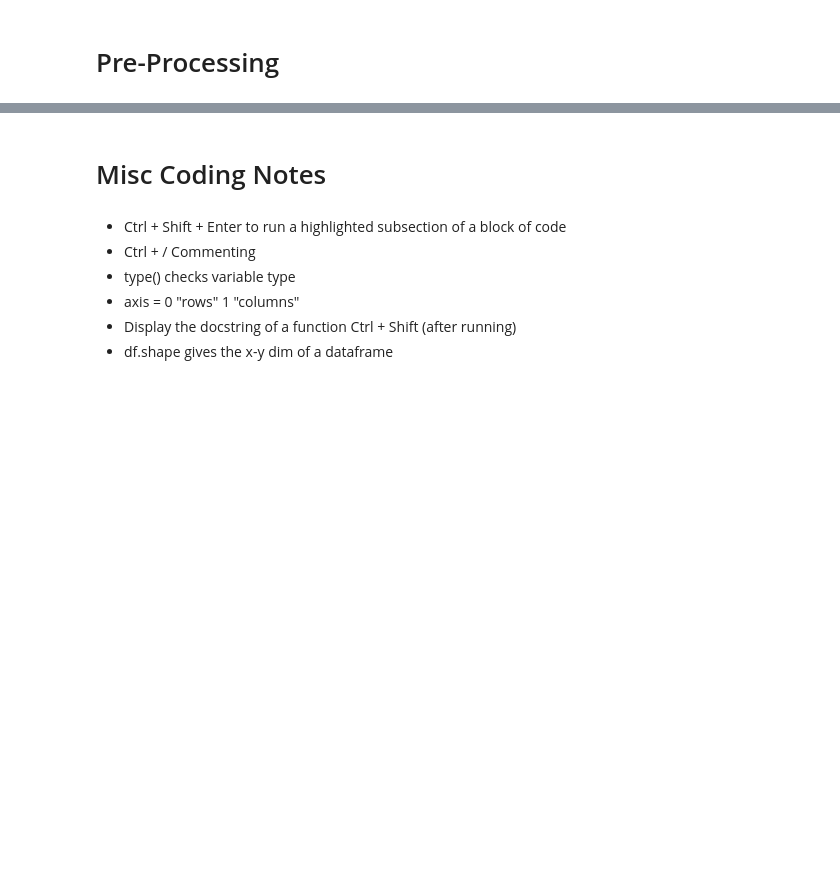
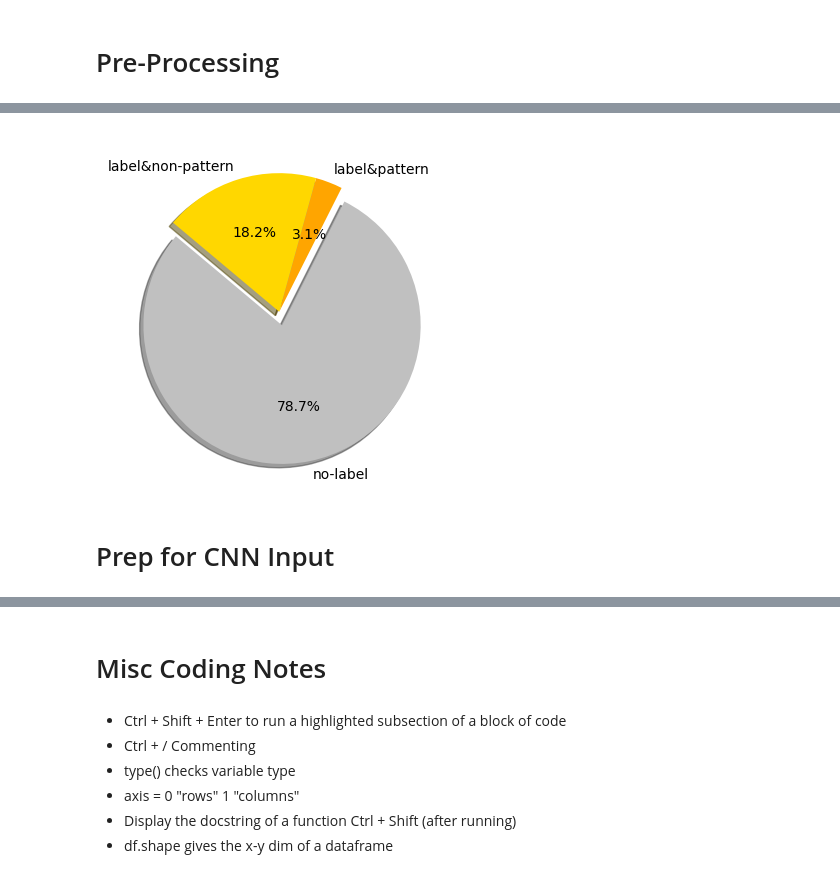
Before and after one commit to brian-calderon/Project_IV, a Jupyter notebook: ProjectIV_V1_0.ipynb, the cells around one changed output, grey strips where cells are left out. Cells and saved outputs as stored; diff of their text form; code cells hidden in the pictures; blank space fills up the shorter version.

```diff
--- a/ProjectIV_V1_0.ipynb
+++ b/ProjectIV_V1_0.ipynb
@@ -420,0 +326,23 @@ See the caveats in the documentation: https://pandas.pydata.org/pandas-docs/stab
+# %%
+################################################################################
+#--------------------------Exploring Fail Patterns------------------------------
+################################################################################
+fig = plt.figure(figsize=(20, 4.5))
+ax1 = plt.subplot()
+# Create bar chart of failure type patterns
+# uni_pattern=np.unique(df_pattern['failureNum'], return_counts=True)
+# Create pie chart of Map labeling
+colors = ['silver', 'orange', 'gold']
+explode = (0.1, 0, 0)  # explode 1st slice
+labels = ['no-label','label&pattern','label&non-pattern']
+# fail_count['# of Maps'][8] = wafers with label []
+# fail_count['# of Maps'][0:8].sum() = wafers with pattern
+#
+wafer_counts = [fail_count['# of Maps'][8],fail_count['# of Maps'][0:8].sum(), \
+                fail_count['# of Maps'][9]]
+labels = ['no-label','label&pattern','label&non-pattern']
+ax1.pie(wafer_counts, explode=explode, labels=labels, colors=colors, \
+        autopct='%1.1f%%', shadow=True, startangle=140)
+del fail_count
+# %% [output]
+[figure, added]
@@ -420,0 +395,2 @@ See the caveats in the documentation: https://pandas.pydata.org/pandas-docs/stab
+# %% [markdown]
+# Prep for CNN Input
```
Also changed, not shown: parts of 47 cells of this notebook.
